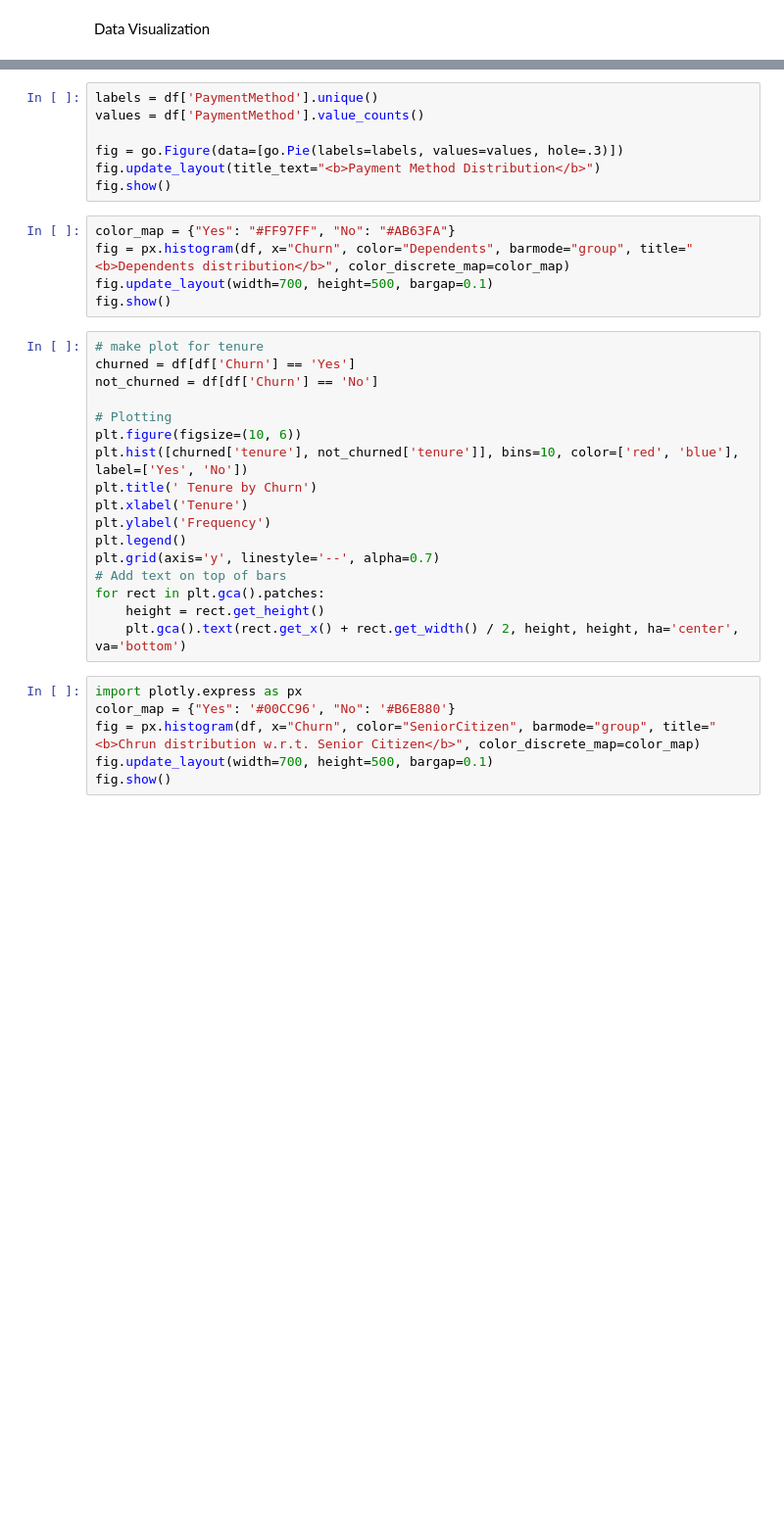
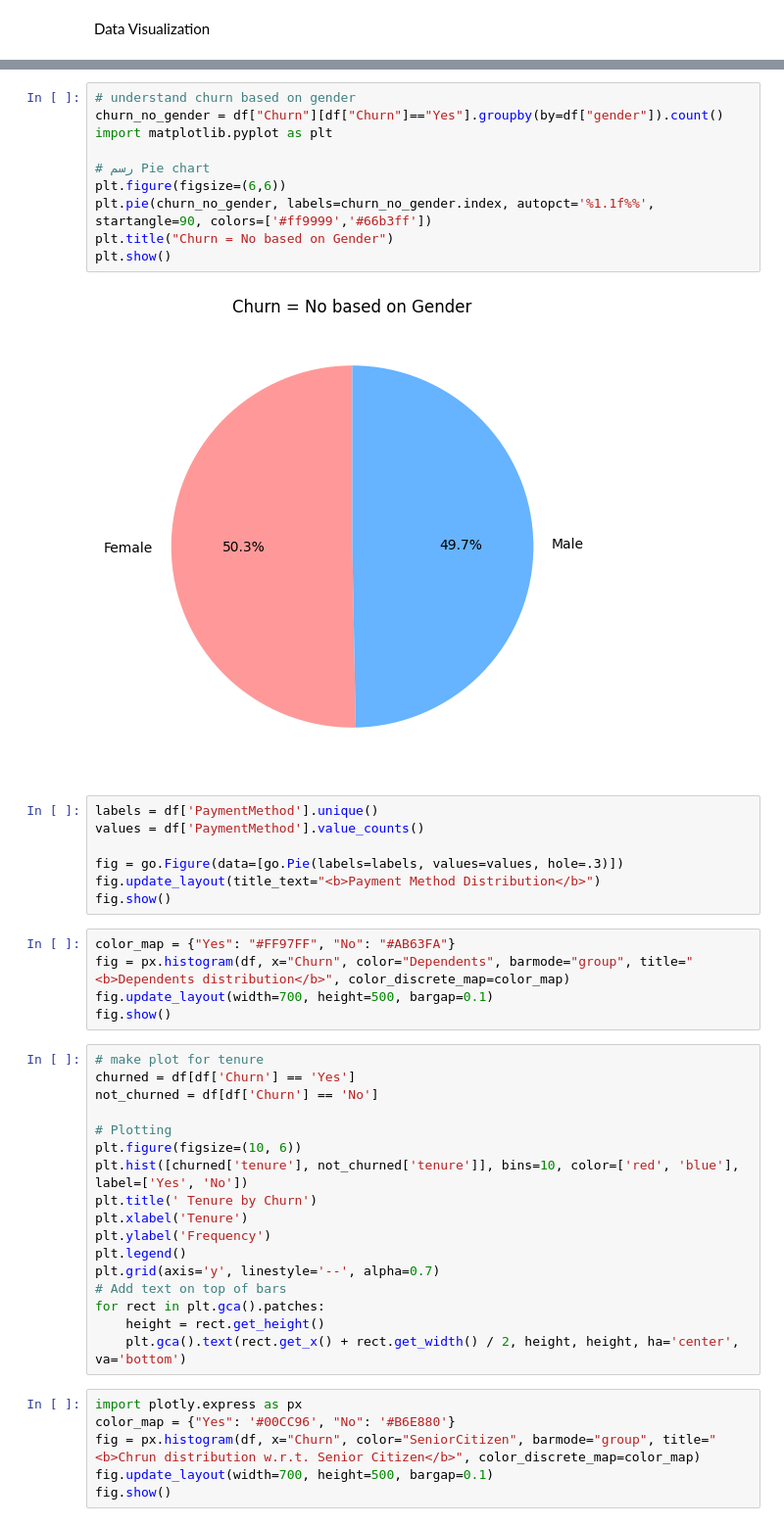
Before and after one commit to younes-li554/customer-churn-prediction, a Jupyter notebook: customer_churn.py.ipynb, the cells around one changed output, grey strips where cells are left out. Shown at 98% size. Saved outputs shown, nothing was run; the diff lists cells and outputs as text; blank space fills up the shorter version.

```diff
--- a/customer_churn.py.ipynb
+++ b/customer_churn.py.ipynb
@@ -248,3 +239,15 @@ df["Churn"][df["Churn"]=="No"].groupby(by=df["gender"]).count()
+# %%
+# understand churn based on gender
+churn_no_gender = df["Churn"][df["Churn"]=="Yes"].groupby(by=df["gender"]).count()
+import matplotlib.pyplot as plt
+
+# رسم Pie chart
+plt.figure(figsize=(6,6))
+plt.pie(churn_no_gender, labels=churn_no_gender.index, autopct='%1.1f%%', startangle=90, colors=['#ff9999','#66b3ff'])
+plt.title("Churn = No based on Gender")
+plt.show()
+# %% [output]
+[figure, added]
 # %%
 labels = df['PaymentMethod'].unique()
 values = df['PaymentMethod'].value_counts()
```
Also changed, not shown: parts of 8 cells of this notebook.
